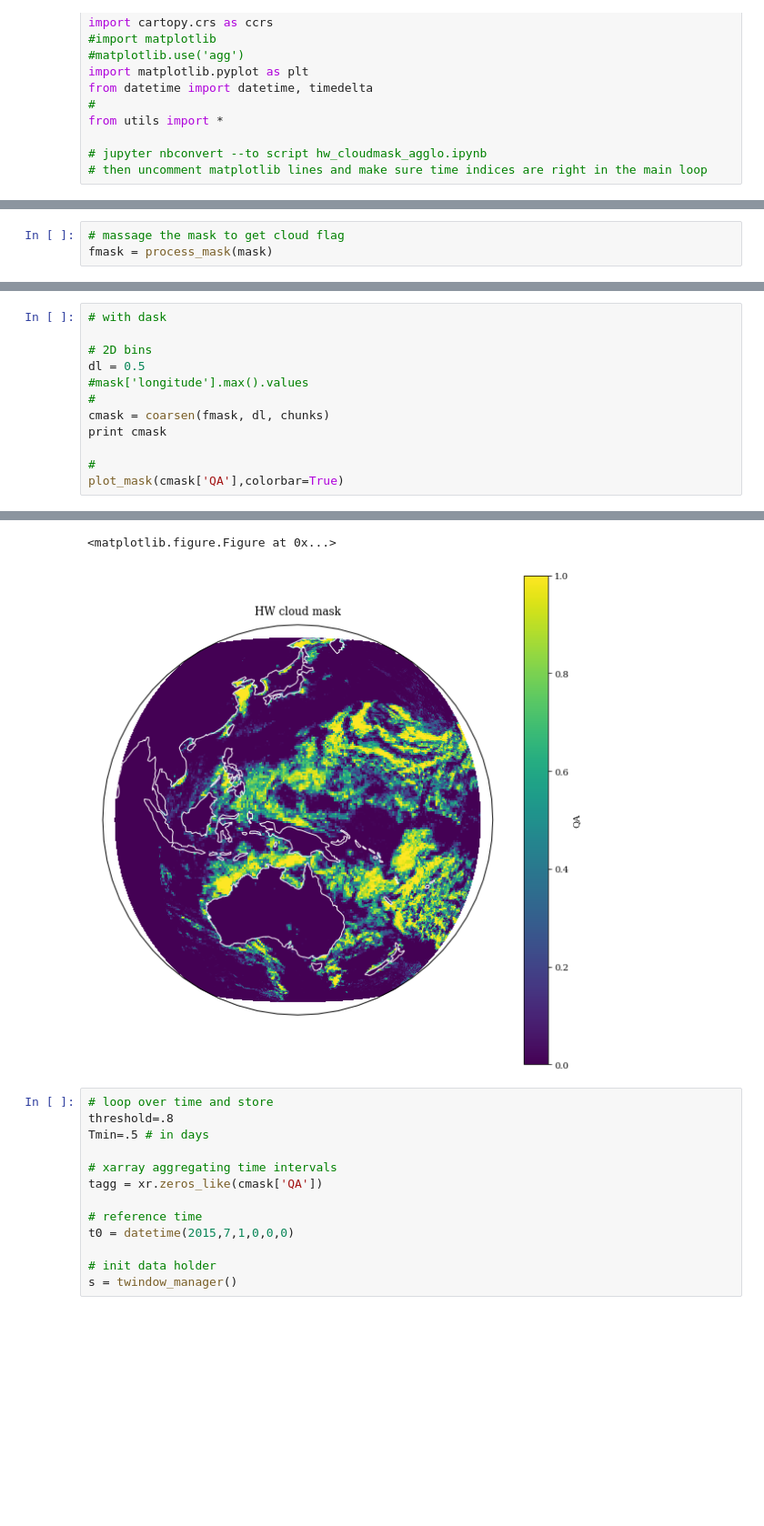
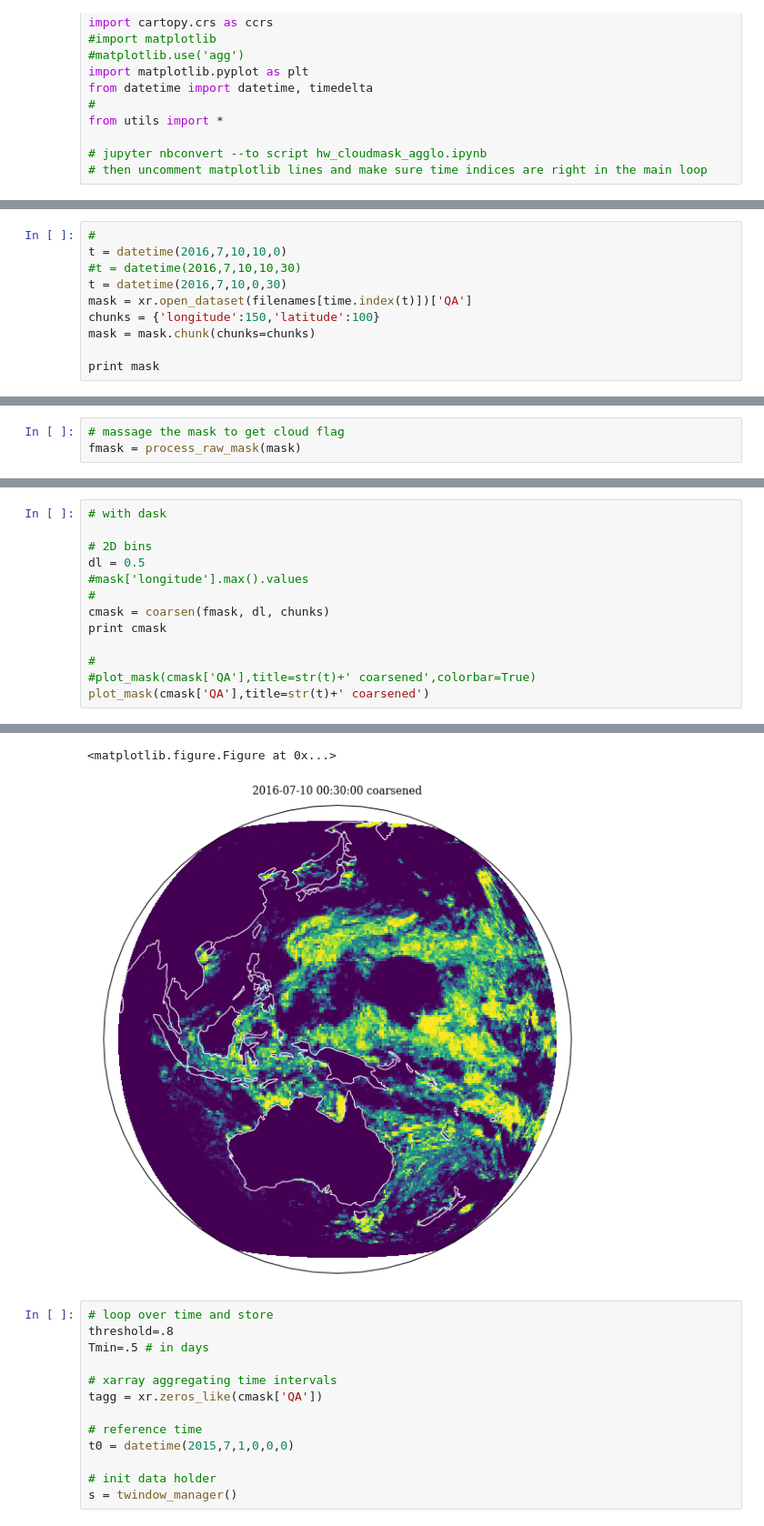
Before and after one commit to apatlpo/iwave_sst, a Jupyter notebook: hw/hw_cloudmask_agglo.ipynb, the cells around one changed output, grey strips where cells are left out. Shown at 91% size. Drawn from its saved outputs; the diff is of its cells as text; blank space fills up the shorter version.

```diff
--- a/hw/hw_cloudmask_agglo.ipynb
+++ b/hw/hw_cloudmask_agglo.ipynb
@@ -59,0 +43,10 @@ Attributes:
+# %%
+#
+t = datetime(2016,7,10,10,0)
+#t = datetime(2016,7,10,10,30)
+t = datetime(2016,7,10,0,30)
+mask = xr.open_dataset(filenames[time.index(t)])['QA']
+chunks = {'longitude':150,'latitude':100}
+mask = mask.chunk(chunks=chunks)
+
+print mask
@@ -60,6 +65,6 @@ Attributes:
 # %%
 # massage the mask to get cloud flag
-fmask = process_mask(mask)
+fmask = process_raw_mask(mask)
 # %%
 # plot one snapshot
 
@@ -76,25 +81,26 @@ plt.savefig(figdir+'hw_snapshot.png')
 # %%
 # with dask
 
 # 2D bins
 dl = 0.5
 #mask['longitude'].max().values
 #
 cmask = coarsen(fmask, dl, chunks)
 print cmask
 
 #
-plot_mask(cmask['QA'],colorbar=True)
+#plot_mask(cmask['QA'],title=str(t)+' coarsened',colorbar=True)
+plot_mask(cmask['QA'],title=str(t)+' coarsened')
 # %% [output]
 <xarray.Dataset>
 Dimensions:    (latitude: 239, longitude: 239)
 Coordinates:
   * longitude  (longitude) float64 80.5 81.0 81.5 82.0 82.5 83.0 83.5 84.0 ...
   * latitude   (latitude) float64 -59.5 -59.0 -58.5 -58.0 -57.5 -57.0 -56.5 ...
 Data variables:
     QA         (longitude, latitude) float64 0.0 0.0 0.0 0.0 0.0 0.0 0.0 0.0 ...
 <matplotlib.figure.Figure at 0x...>
-[figure, old version]
+[figure, new version]
 # %%
 # loop over time and store
 threshold=.8
```
Also changed, not shown: parts of 3 cells of this notebook, 3 other files.
